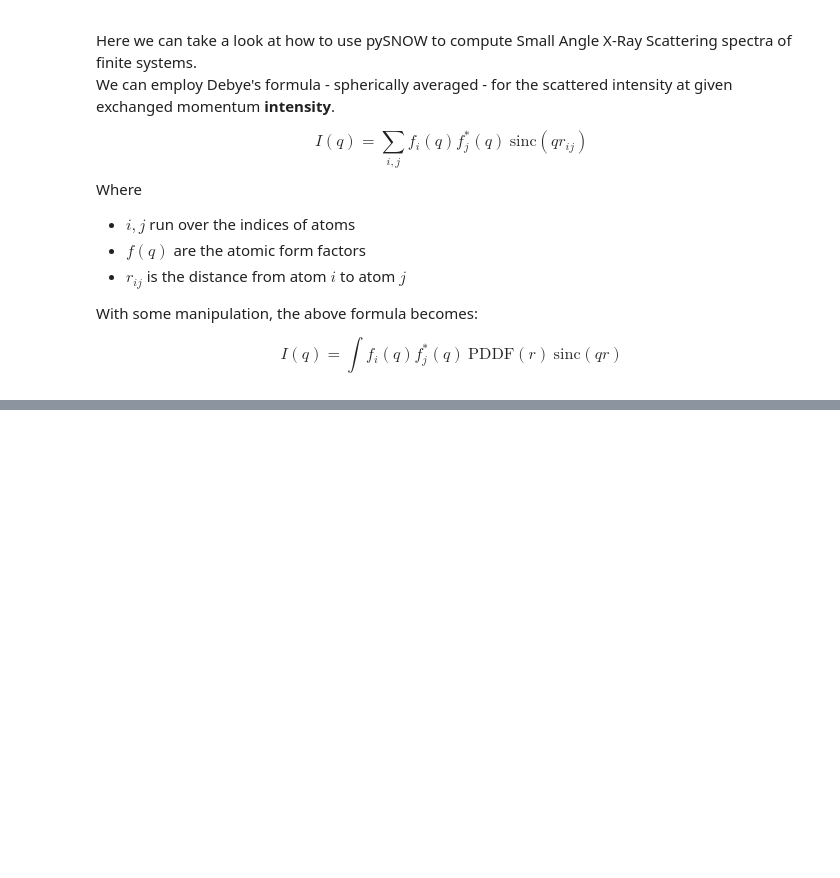
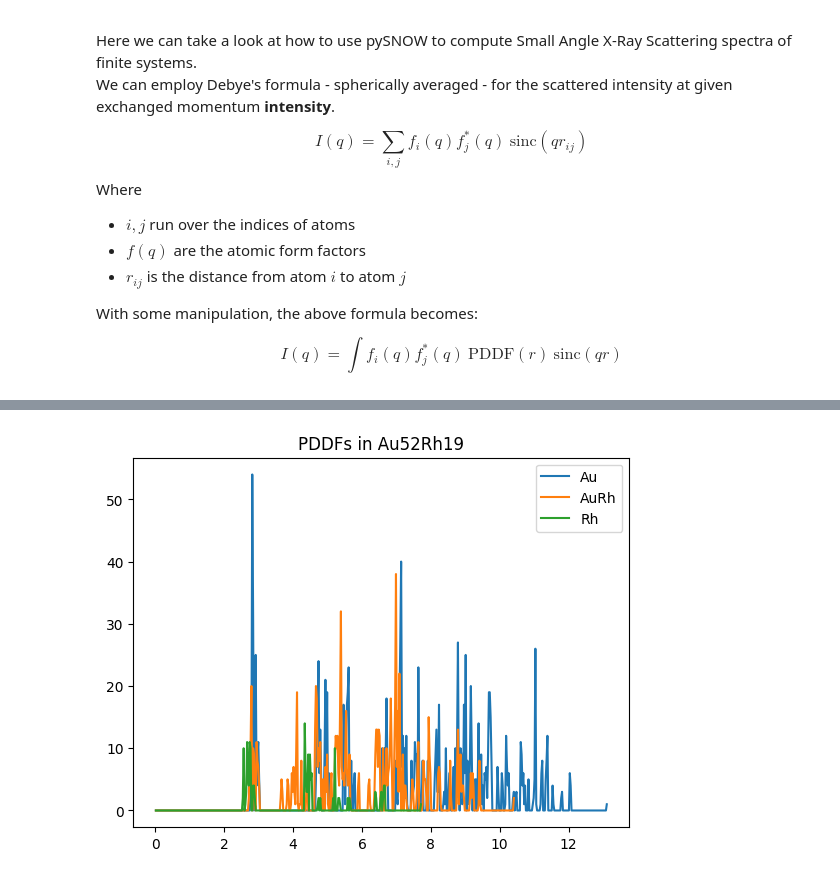
Before and after one commit to nanoMLMS/pySNOW, a Jupyter notebook: tutorial/saxs.ipynb, the cells around one changed output, grey strips where cells are left out. Saved outputs shown, nothing was run; the diff lists cells and outputs as text; code cells hidden in the pictures; blank space fills up the shorter version.

```diff
--- a/tutorial/saxs.ipynb
+++ b/tutorial/saxs.ipynb
@@ -55 +60,29 @@ plt.show()
+# %%
+from snow.descriptors.distributions import pddf_calculator_by_elements
+
+#We load a bimetallic structure
+species,coords = read_xyz(base/"tutorial_structures/Au52Rh19.xyz")
+
+from snow.descriptors.distributions import pddf_calculator_by_elements
+
+pddf_au = pddf_calculator_by_elements(coords, species, ["Au","Au"],
+                                   0.025,False)
+plt.plot(pddf_au[0],pddf_au[1],label="Au")
+pddf_aurh = pddf_calculator_by_elements(coords, species, ["Au","Rh"],
+                                   0.025,False)
+
+plt.plot(pddf_aurh[0],pddf_aurh[1],label="AuRh")
+pddf_rh = pddf_calculator_by_elements(coords, species, ["Rh","Rh"],
+                                   0.025,False)
+plt.plot(pddf_rh[0],pddf_rh[1],label="Rh")
+plt.legend()
+
+#plt.plot(qs,intensities)
+plt.title("PDDFs in Au52Rh19")
+#plt.xscale("log")
+#plt.yscale("log")
+
+plt.show()
+# %% [output]
+[figure, added]
 # %%
```
Also changed, not shown: parts of 4 cells of this notebook, 2 other files.
